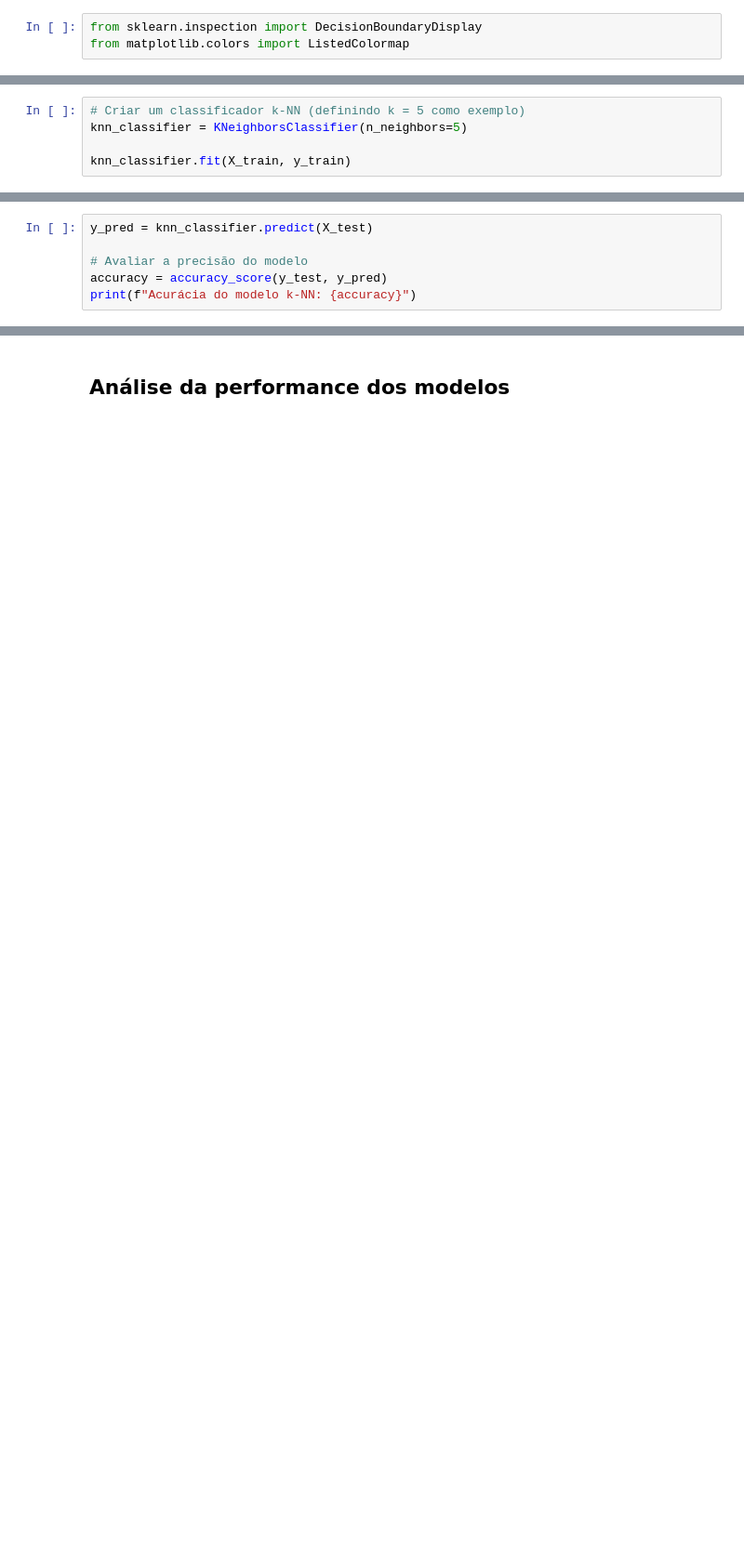
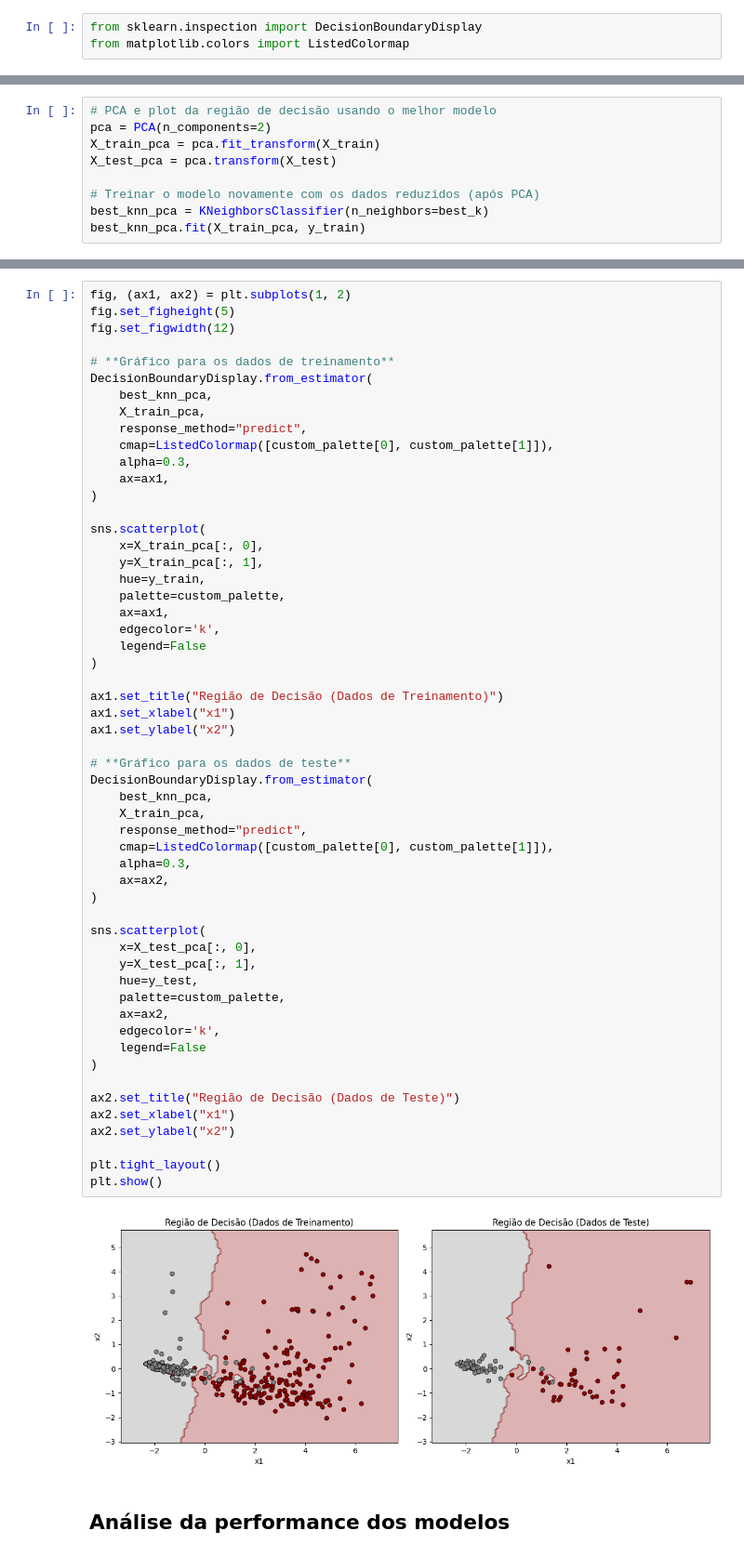
Before and after one commit to IvonLuiz/breast_cancer_kmeans, a Jupyter notebook: breast_cancer_kmeans.ipynb, the cells around one changed output, grey strips where cells are left out. Shown at 93% size. Saved outputs shown, nothing was run; the diff lists cells and outputs as text; blank space fills up the shorter version.

```diff
--- a/breast_cancer_kmeans.ipynb
+++ b/breast_cancer_kmeans.ipynb
@@ -503,5 +359,0 @@ InvalidIndexError: (slice(None, None, None), 0)
-# %%
-# Criar um classificador k-NN (definindo k = 5 como exemplo)
-knn_classifier = KNeighborsClassifier(n_neighbors=5)
-
-knn_classifier.fit(X_train, y_train)
@@ -510,6 +359,0 @@ KNeighborsClassifier()
-# %%
-y_pred = knn_classifier.predict(X_test)
-
-# Avaliar a precisão do modelo
-accuracy = accuracy_score(y_test, y_pred)
-print(f"Acurácia do modelo k-NN: {accuracy}")
@@ -517,0 +420,9 @@ Acurácia do modelo k-NN: 0.9857142857142858
+# %%
+# PCA e plot da região de decisão usando o melhor modelo
+pca = PCA(n_components=2)
+X_train_pca = pca.fit_transform(X_train)
+X_test_pca = pca.transform(X_test)
+
+# Treinar o modelo novamente com os dados reduzidos (após PCA)
+best_knn_pca = KNeighborsClassifier(n_neighbors=best_k)
+best_knn_pca.fit(X_train_pca, y_train)
@@ -518,3 +431,60 @@ Acurácia do modelo k-NN: 0.9857142857142858
+# %%
+fig, (ax1, ax2) = plt.subplots(1, 2)
+fig.set_figheight(5)
+fig.set_figwidth(12)
+
+# **Gráfico para os dados de treinamento**
+DecisionBoundaryDisplay.from_estimator(
+    best_knn_pca,
+    X_train_pca,
+    response_method="predict",
+    cmap=ListedColormap([custom_palette[0], custom_palette[1]]),
+    alpha=0.3,
+    ax=ax1,
+)
+
+sns.scatterplot(
+    x=X_train_pca[:, 0],
+    y=X_train_pca[:, 1],
+    hue=y_train,
+    palette=custom_palette,
+    ax=ax1,
+    edgecolor='k',
+    legend=False
+)
+
+ax1.set_title("Região de Decisão (Dados de Treinamento)")
+ax1.set_xlabel("x1")
+ax1.set_ylabel("x2")
+
+# **Gráfico para os dados de teste**
+DecisionBoundaryDisplay.from_estimator(
+    best_knn_pca,
+    X_train_pca,
+    response_method="predict",
+    cmap=ListedColormap([custom_palette[0], custom_palette[1]]),
+    alpha=0.3,
+    ax=ax2,
+)
+
+sns.scatterplot(
+    x=X_test_pca[:, 0],
+    y=X_test_pca[:, 1],
+    hue=y_test,
+    palette=custom_palette,
+    ax=ax2,
+    edgecolor='k',
+    legend=False
+)
+
+ax2.set_title("Região de Decisão (Dados de Teste)")
+ax2.set_xlabel("x1")
+ax2.set_ylabel("x2")
+
+plt.tight_layout()
+plt.show()
+# %% [output]
+[figure, added]
 # %% [markdown]
 ## Análise da performance dos modelos
 # %% [markdown]
```
Also changed, not shown: parts of 16 cells of this notebook.
